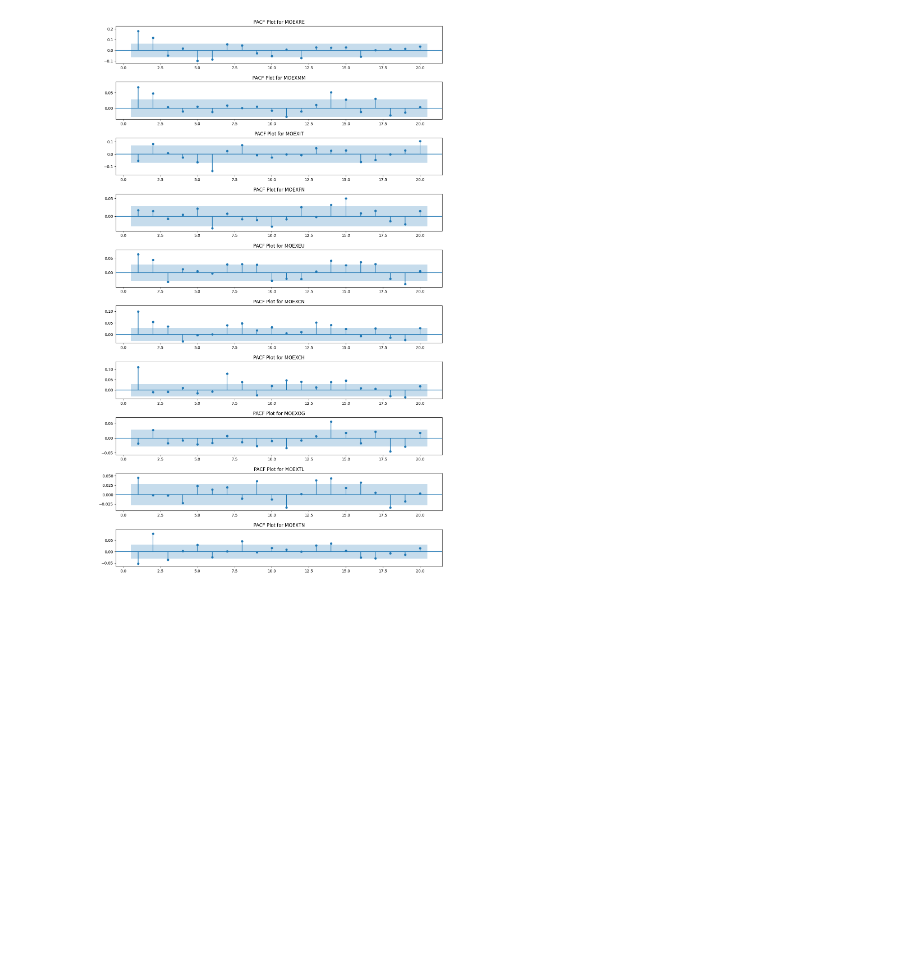
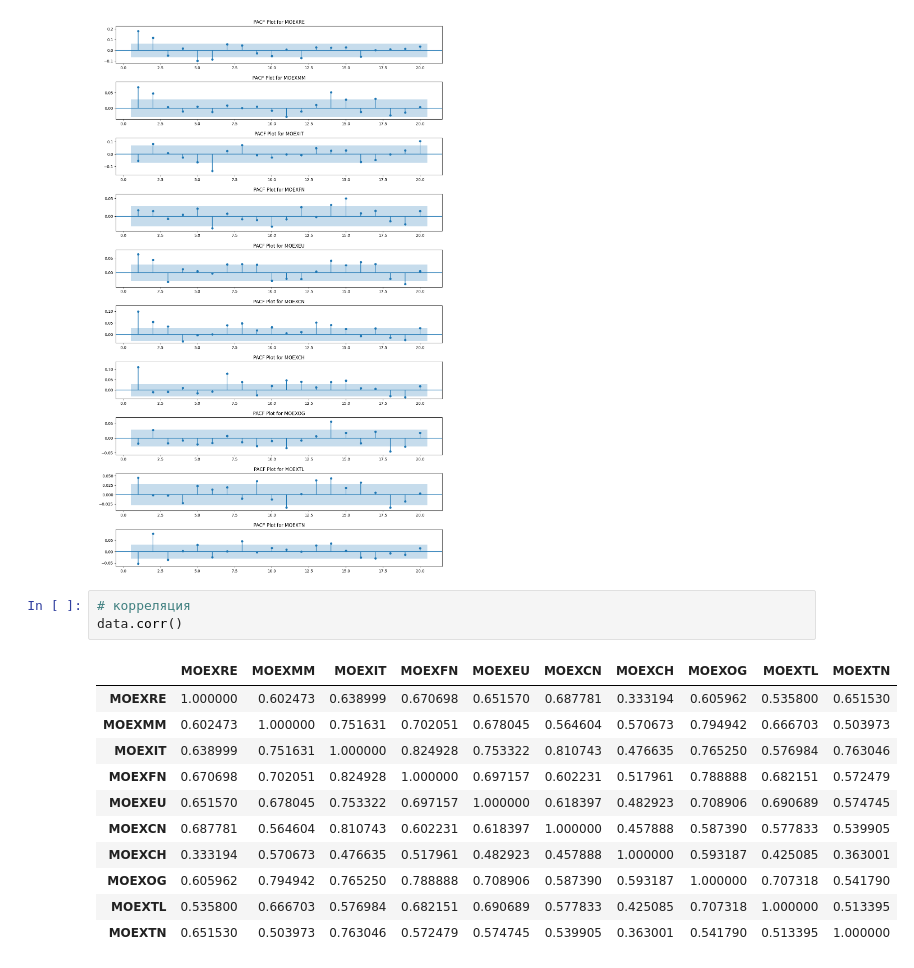
Before and after one commit to Maksim-Dostovalov/forecasting-sectors-return-on-the-stock-market, a Jupyter notebook: time_series.ipynb, the cells around one changed output. Saved outputs shown, nothing was run; the diff lists cells and outputs as text; blank space fills up the shorter version.

Commit message:
добавил таблицу corr

```diff
--- a/time_series.ipynb
+++ b/time_series.ipynb
@@ -66,3 +74,18 @@ for ax, col in zip(axes, data.columns):
 plt.show()
 # %% [output]
 [figure]
+# %%
+# корреляция
+data.corr()
+# %% [output]
+|  | MOEXRE | MOEXMM | MOEXIT | MOEXFN | MOEXEU | MOEXCN | MOEXCH | MOEXOG | MOEXTL | MOEXTN |
+| MOEXRE | 1.000000 | 0.602473 | 0.638999 | 0.670698 | 0.651570 | 0.687781 | 0.333194 | 0.605962 | 0.535800 | 0.651530 |
+| MOEXMM | 0.602473 | 1.000000 | 0.751631 | 0.702051 | 0.678045 | 0.564604 | 0.570673 | 0.794942 | 0.666703 | 0.503973 |
+| MOEXIT | 0.638999 | 0.751631 | 1.000000 | 0.824928 | 0.753322 | 0.810743 | 0.476635 | 0.765250 | 0.576984 | 0.763046 |
+| MOEXFN | 0.670698 | 0.702051 | 0.824928 | 1.000000 | 0.697157 | 0.602231 | 0.517961 | 0.788888 | 0.682151 | 0.572479 |
+| MOEXEU | 0.651570 | 0.678045 | 0.753322 | 0.697157 | 1.000000 | 0.618397 | 0.482923 | 0.708906 | 0.690689 | 0.574745 |
+| MOEXCN | 0.687781 | 0.564604 | 0.810743 | 0.602231 | 0.618397 | 1.000000 | 0.457888 | 0.587390 | 0.577833 | 0.539905 |
+| MOEXCH | 0.333194 | 0.570673 | 0.476635 | 0.517961 | 0.482923 | 0.457888 | 1.000000 | 0.593187 | 0.425085 | 0.363001 |
+| MOEXOG | 0.605962 | 0.794942 | 0.765250 | 0.788888 | 0.708906 | 0.587390 | 0.593187 | 1.000000 | 0.707318 | 0.541790 |
+| MOEXTL | 0.535800 | 0.666703 | 0.576984 | 0.682151 | 0.690689 | 0.577833 | 0.425085 | 0.707318 | 1.000000 | 0.513395 |
+| MOEXTN | 0.651530 | 0.503973 | 0.763046 | 0.572479 | 0.574745 | 0.539905 | 0.363001 | 0.541790 | 0.513395 | 1.000000 |
```
Also changed, not shown: parts of 1 cell of this notebook.
